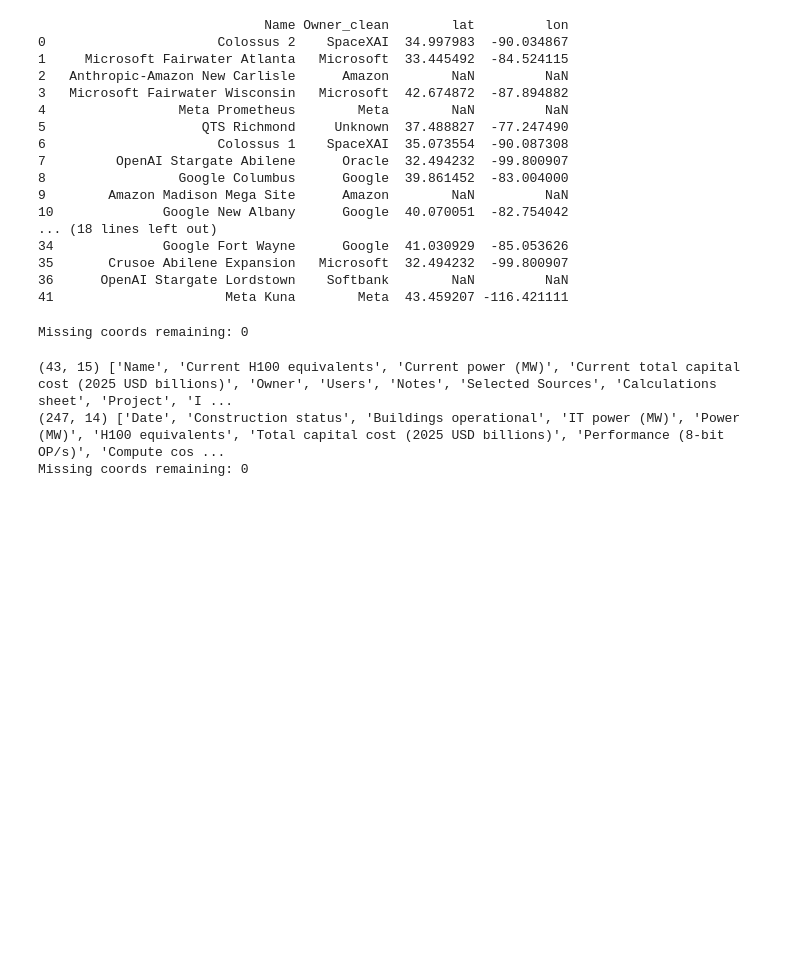
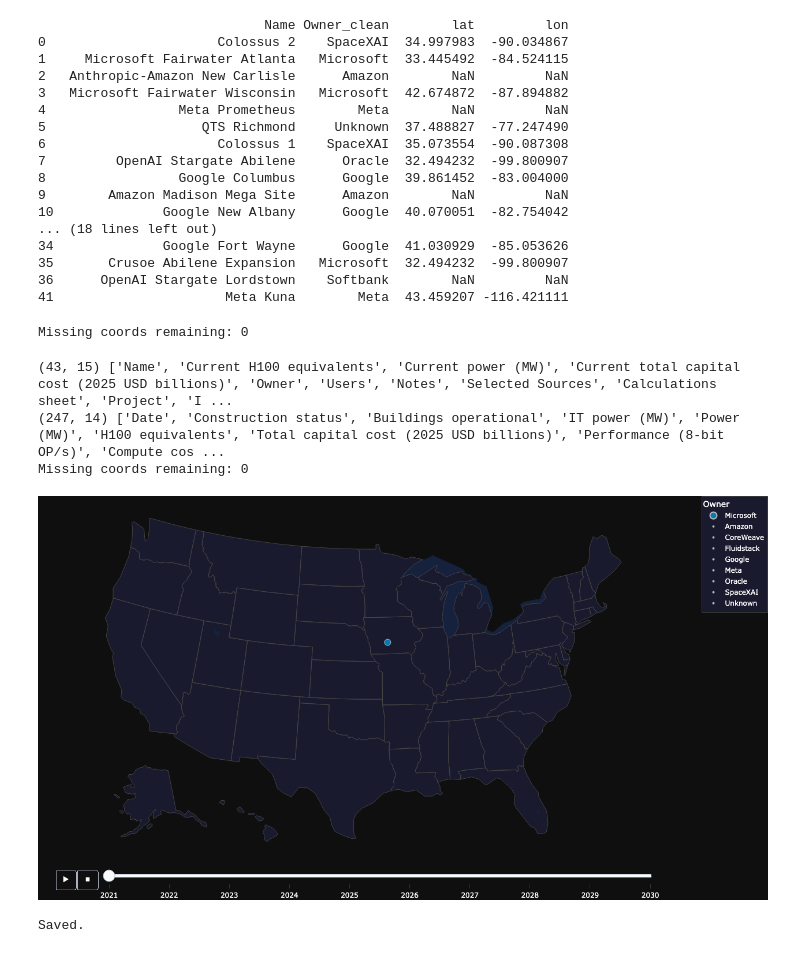
Before and after one commit to qiong20/us_ai_data_center_map, a Jupyter notebook: ai_data_centers_map_usa.ipynb, the cells around one changed output. Cells and saved outputs as stored; diff of their text form; code cells hidden in the pictures; blank space fills up the shorter version.

```diff
--- a/ai_data_centers_map_usa.ipynb
+++ b/ai_data_centers_map_usa.ipynb
@@ -283,33 +283,36 @@ fig.update_layout(
 
 fig.update_traces(
     hovertemplate=(
         '<b>%{hovertext}</b><br>'
         '%{customdata[2]}, %{customdata[3]}<br>'
         'Owner = %{customdata[0]}<br>'
         'Power (MW) = %{customdata[1]}'
         '<extra></extra>'
     )
 )
 
 fig.layout.sliders[0].currentvalue.visible = False
 fig.layout.sliders[0].update(
     y=-0.02,
+    len=0.85,
+    x = 0.1,
     pad=dict(t=5, b=5),
 )
 
 fig.layout.updatemenus[0].update(
     y=-0.02,
     pad=dict(t=5, b=5),
 )
 
 for button in fig.layout.updatemenus[0].buttons:
     button.args[1]['frame']['duration'] = 800
 
 fig.show()
 # %% [output]
 (43, 15) ['Name', 'Current H100 equivalents', 'Current power (MW)', 'Current total capital cost (2025 USD billions)', 'Owner', 'Users', 'Notes', 'Selected Sources', 'Calculations sheet', 'Project', 'I ...
 (247, 14) ['Date', 'Construction status', 'Buildings operational', 'IT power (MW)', 'Power (MW)', 'H100 equivalents', 'Total capital cost (2025 USD billions)', 'Performance (8-bit OP/s)', 'Compute cos ...
 Missing coords remaining: 0
+[figure, added]
 # %%
 import base64
 
@@ -898,3 +901,5 @@ full_html = f"""<!DOCTYPE html>
 with open('ai_datacenters_animated.html', 'w') as f:
     f.write(full_html)
 print("Saved.")
+# %% [output]
+Saved.
```
Also changed, not shown: 1 other file.
